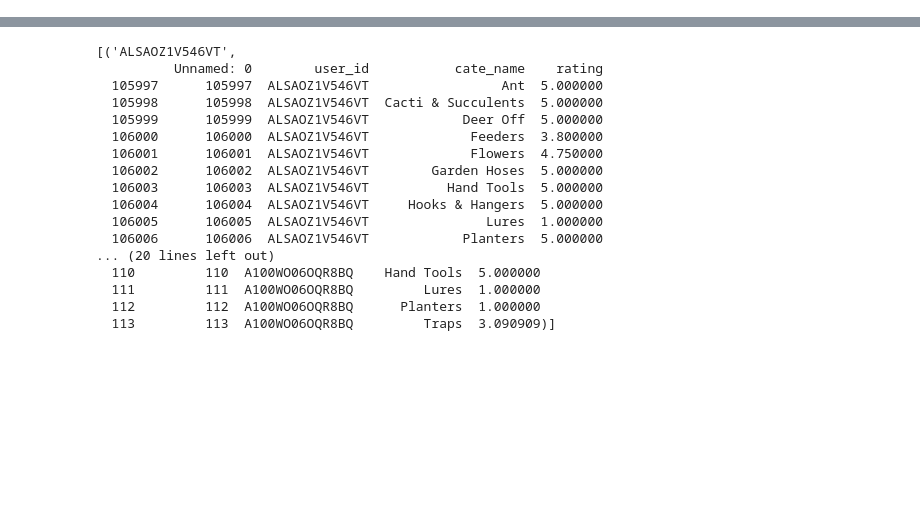
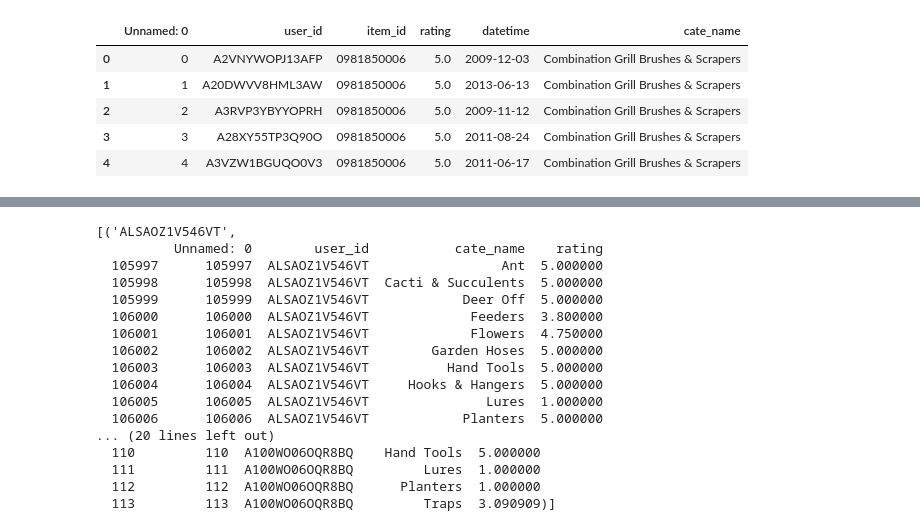
Before and after one commit to MingzeTR/MMF-Data-Science-Project, a Jupyter notebook: recommend_system_code.ipynb, the cells around one changed output, grey strips where cells are left out. Drawn from its saved outputs; the diff is of its cells as text; code cells hidden in the pictures; blank space fills up the shorter version.

```diff
--- a/recommend_system_code.ipynb
+++ b/recommend_system_code.ipynb
@@ -14,0 +24,9 @@ userSubsetCate_df = pd.read_csv('userSubsetCate.csv')
+# %%
+ratings_df.head()
+# %% [output]
+|  | Unnamed: 0 | user_id | item_id | rating | datetime | cate_name |
+| 0 | 0 | A2VNYWOPJ13AFP | 0981850006 | 5.0 | 2009-12-03 | Combination Grill Brushes & Scrapers |
+| 1 | 1 | A20DWVV8HML3AW | 0981850006 | 5.0 | 2013-06-13 | Combination Grill Brushes & Scrapers |
+| 2 | 2 | A3RVP3YBYYOPRH | 0981850006 | 5.0 | 2009-11-12 | Combination Grill Brushes & Scrapers |
+| 3 | 3 | A28XY55TP3Q90O | 0981850006 | 5.0 | 2011-08-24 | Combination Grill Brushes & Scrapers |
+| 4 | 4 | A3VZW1BGUQO0V3 | 0981850006 | 5.0 | 2011-06-17 | Combination Grill Brushes & Scrapers |
```
Also changed, not shown: parts of 8 cells of this notebook.
